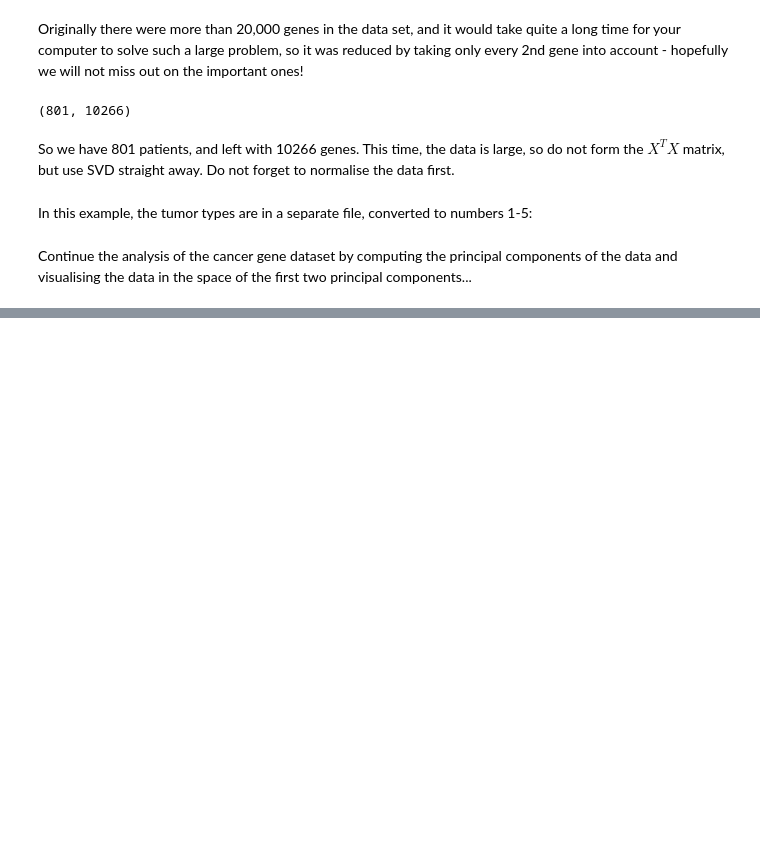
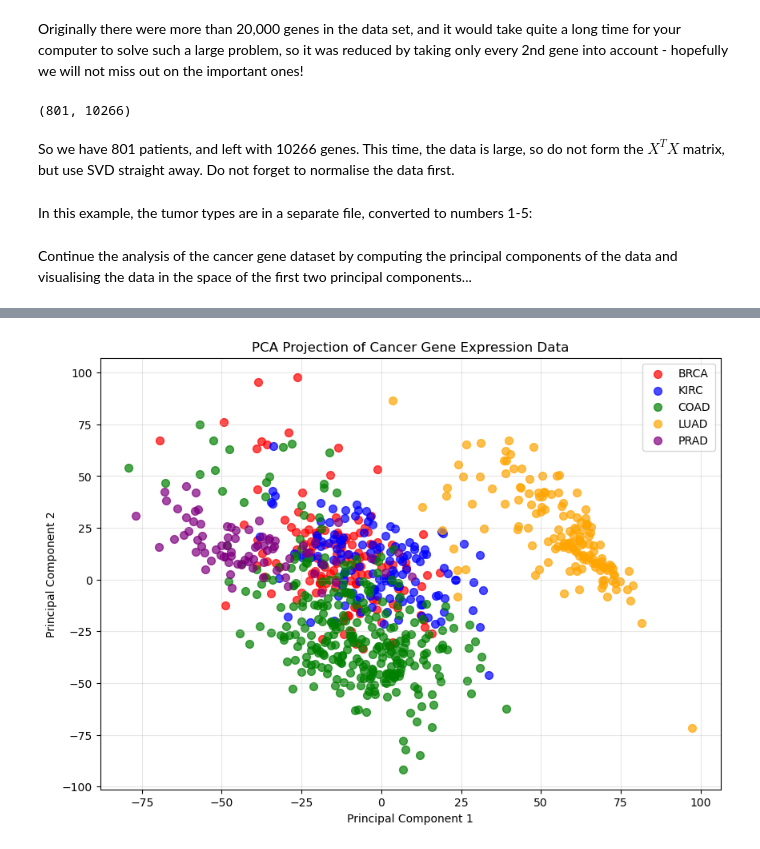
Before and after one commit to OliverJiang2025/Cambridge_Engineering_Coursework, a Jupyter notebook: 3M1_lab/Coursework/3M1 lab PCA_2024.ipynb, the cells around one changed output, grey strips where cells are left out. Saved outputs shown, nothing was run; the diff lists cells and outputs as text; code cells hidden in the pictures; blank space fills up the shorter version.

```diff
--- a/3M1_lab/Coursework/3M1 lab PCA_2024.ipynb
+++ b/3M1_lab/Coursework/3M1 lab PCA_2024.ipynb
@@ -307,3 +310,9 @@ In this example, the tumor types are in a separate file, converted to numbers 1-
 tumor = np.genfromtxt('cancer-gene-labels.csv', delimiter=',')
 # %% [markdown]
 Continue the analysis of the cancer gene dataset by computing the principal components of the data and visualising the data in the space of the first two principal components...
+# %%
+X0 = normalise(X)
+#X0.shape
+U,s,V = np.linalg.svd(X0)
+#U.shape, s.shape, V.shape
+s**2
@@ -309,0 +337,21 @@ Continue the analysis of the cancer gene dataset by computing the principal comp
+# %%
+PC1 = V[0, :]
+PC2 = V[1, :]
+X_proj = X0 @ V.T[:, :2]
+plt.figure(figsize=(10, 7))
+tumor_types = ['BRCA', 'KIRC', 'COAD', 'LUAD', 'PRAD']
+colors = ['red', 'blue', 'green', 'orange', 'purple']
+
+for i in range(1, 6):
+    mask = (tumor == i)
+    plt.scatter(X_proj[mask, 0], X_proj[mask, 1],
+                c=colors[i-1], label=tumor_types[i-1], alpha=0.7, s=50)
+
+plt.xlabel('Principal Component 1')
+plt.ylabel('Principal Component 2')
+plt.title('PCA Projection of Cancer Gene Expression Data')
+plt.legend()
+plt.grid(alpha=0.3)
+plt.show()
+# %% [output]
+[figure, added]
```
Also changed, not shown: parts of 3 cells of this notebook.
